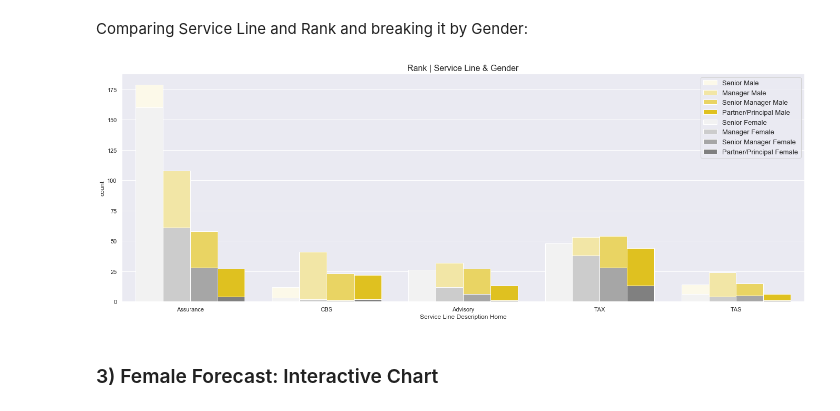
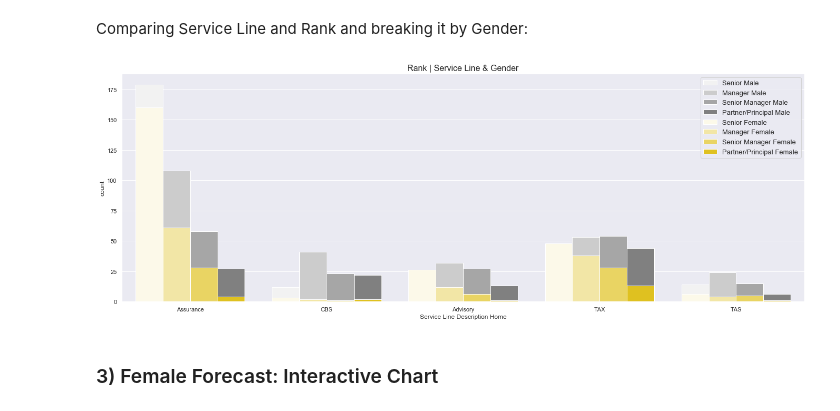
Before and after one commit to MigBap/other_projects, a Jupyter notebook: EY - Case Study.ipynb, the cells around one changed output. Cells and saved outputs as stored; diff of their text form; code cells hidden in the pictures.

```diff
--- a/EY - Case Study.ipynb
+++ b/EY - Case Study.ipynb
@@ -299,25 +299,25 @@ Comparing Service Line and Rank and breaking it by Gender:
 # %%
 # Select ranks for analysis
 ranks = ['Senior', 'Manager', 'Senior Manager', 'Partner/Principal']
 df_rank = df[df['Rank Description Home'].isin(ranks)]
 sl_order = ['Assurance', 'CBS', 'Advisory', 'TAX', 'TAS']
 
 # plot for Gender "M"
 sns.countplot(x='Service Line Description Home', hue='Rank Description Home',
-              data=df_rank[df_rank['Gender'] == 'M'], color="gold", hue_order=ranks, order=sl_order)
+              data=df_rank[df_rank['Gender'] == 'M'], color="grey", hue_order=ranks, order=sl_order)
 
 # plot for Gender "F"
 sns.countplot(x='Service Line Description Home', hue='Rank Description Home',
-              data=df_rank[df_rank['Gender'] == 'F'], color="grey", hue_order=ranks, order=sl_order)
+              data=df_rank[df_rank['Gender'] == 'F'], color="gold", hue_order=ranks, order=sl_order)
 
 # formatting
 plt.title('Rank | Service Line & Gender', fontsize=16)
 plt.legend([i+' Male' for i in ranks] + [i+' Female' for i in ranks], fontsize=13)
 
 plt.subplots_adjust(left=0, bottom=-0.5, right=3, top=1, wspace=0.2, hspace=0.3)
 plt.show()
 # %% [output]
-[figure, old version]
+[figure, new version]
 # %% [markdown]
 ### 3) Female Forecast: Interactive Chart
 # %%
```
